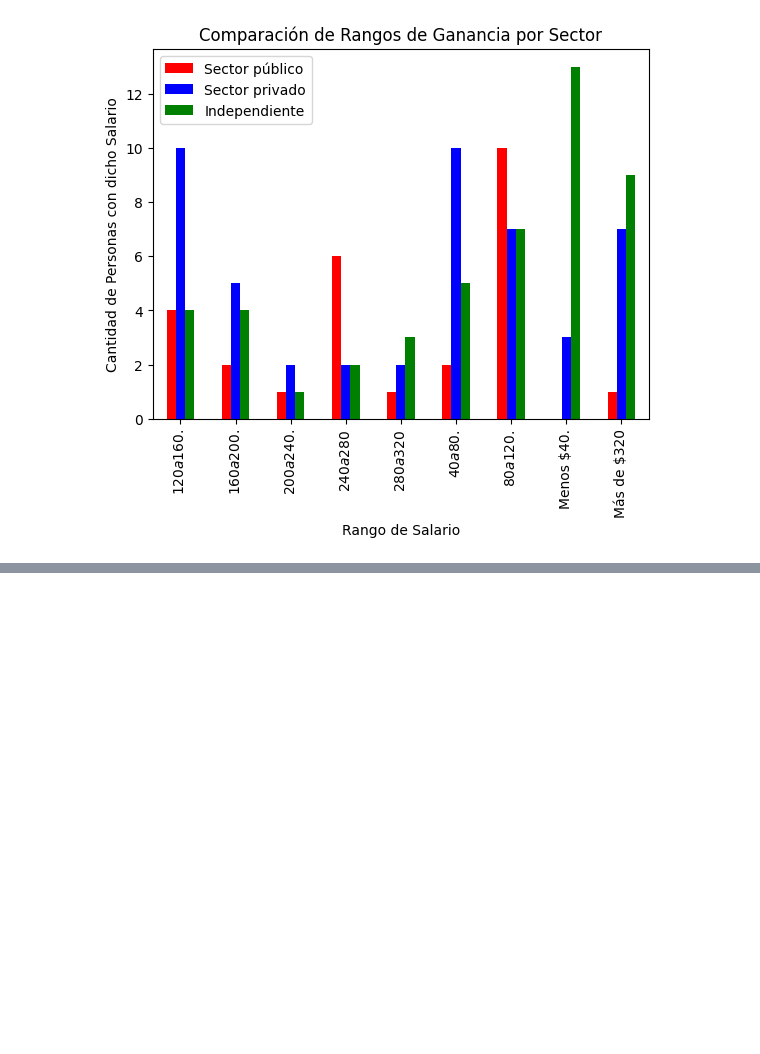
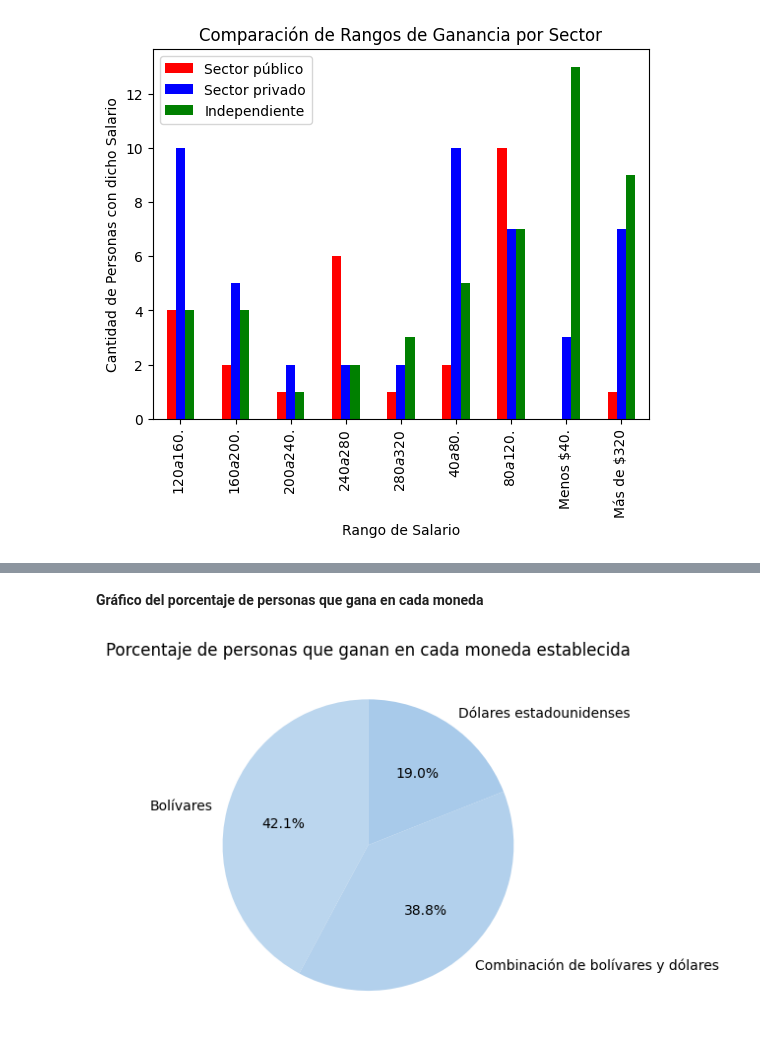
Before and after one commit to manumaldonado/Proyecto-Samsung, a Jupyter notebook: clean_data.ipynb, the cells around one changed output, grey strips where cells are left out. Cells and saved outputs as stored; diff of their text form; code cells hidden in the pictures; blank space fills up the shorter version.

```diff
--- a/clean_data.ipynb
+++ b/clean_data.ipynb
@@ -325,0 +381,10 @@ plt.show()
+# %% [markdown]
+**Gráfico del porcentaje de personas que gana en cada moneda**
+# %%
+conteo_moneda = df_con_empleo[(df_con_empleo["moneda"] != "Pesos y dolares") & (df_con_empleo["moneda"] != "Bolivares y pesos colombianos/dolares")]
+conteo_moneda = conteo_moneda["moneda"].value_counts()
+plt.pie(conteo_moneda, labels=conteo_moneda.index, colors=["#BBD6EE", "#B2D0EC", "#A8CAEA", "#9FC5E8", "#8FB1D0"], autopct="%1.1f%%", startangle=90)
+plt.title("Porcentaje de personas que ganan en cada moneda establecida")
+plt.show()
+# %% [output]
+[figure, added]
```
Also changed, not shown: parts of 19 cells of this notebook, 1 other file.
